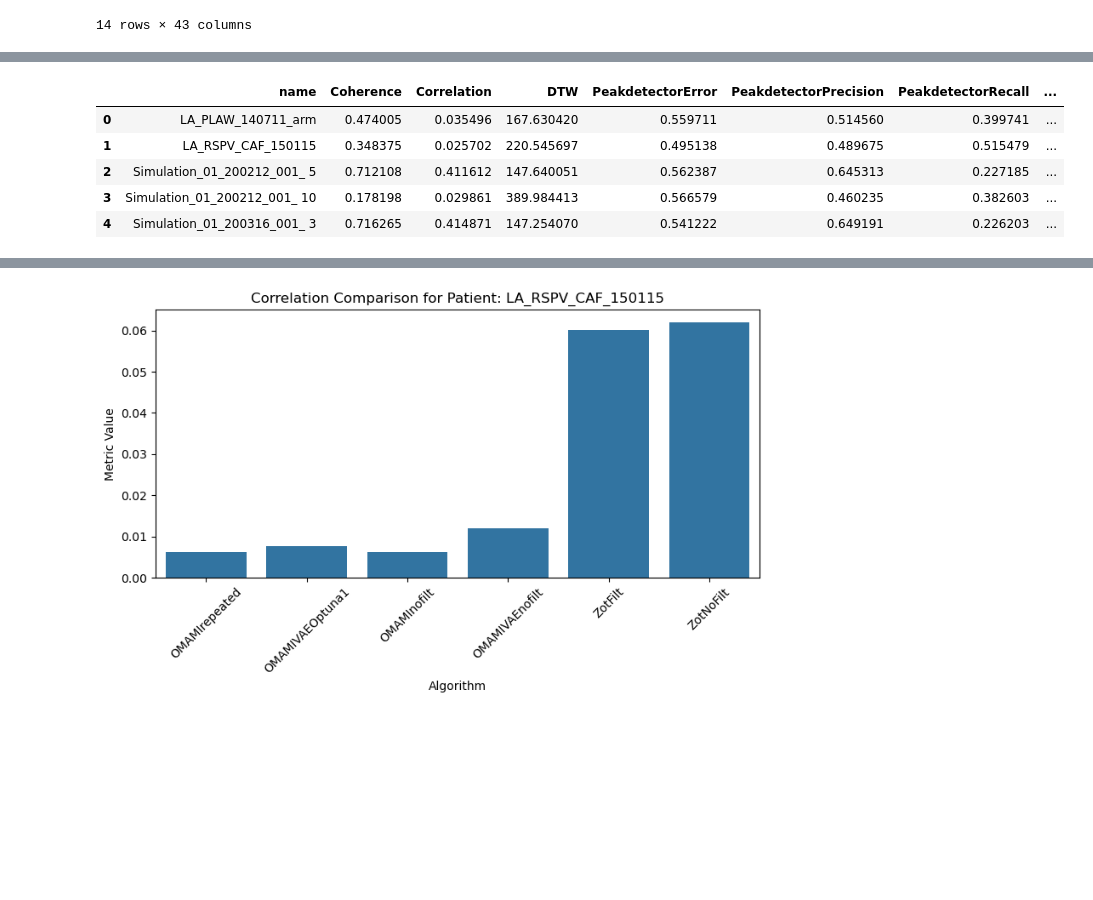
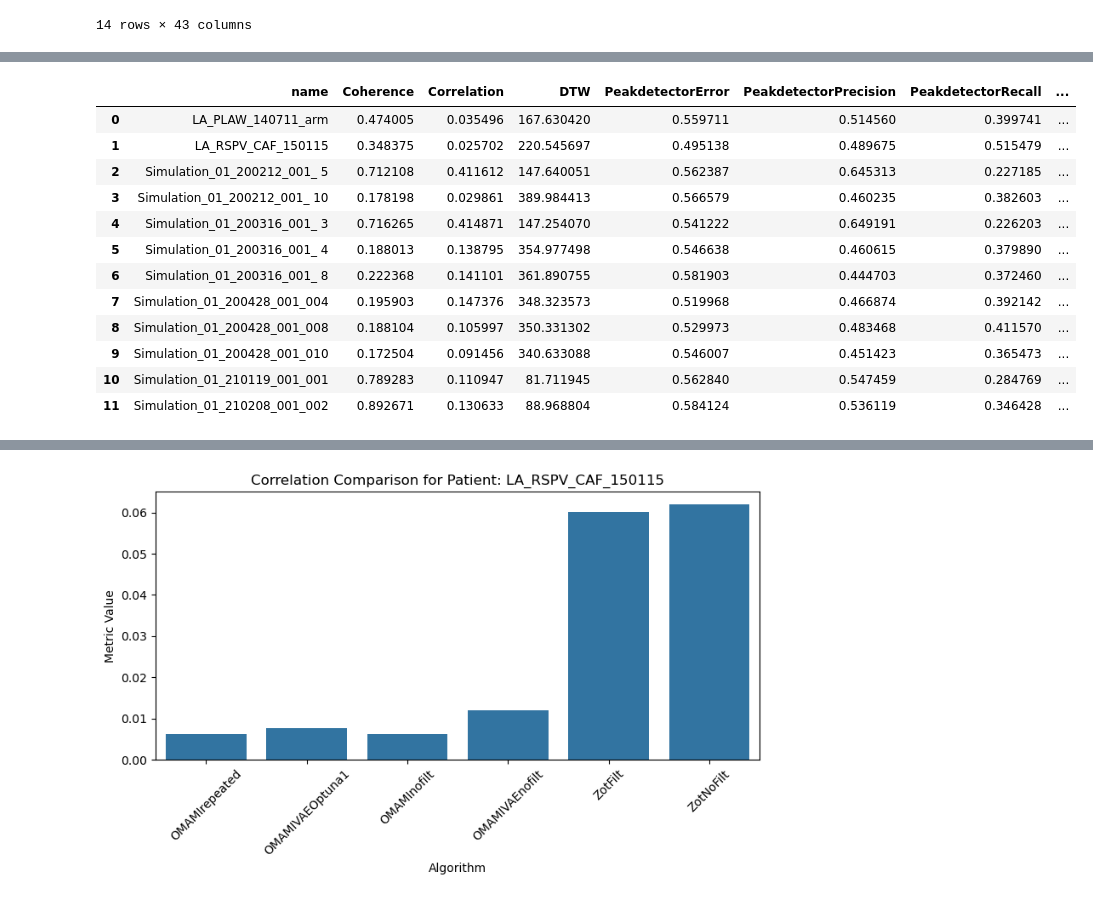
Before and after one commit to miriamgf/egm_reconstruction, a Jupyter notebook: Code/scripts/evaluation/report_evaluate_test.ipynb, the cells around one changed output, grey strips where cells are left out. Cells and saved outputs as stored; diff of their text form; code cells hidden in the pictures; blank space fills up the shorter version.

```diff
--- a/Code/scripts/evaluation/report_evaluate_test.ipynb
+++ b/Code/scripts/evaluation/report_evaluate_test.ipynb
@@ -594,27 +389,34 @@ df_result.head(20)
 # %%
 import pandas as pd
 
 # Paso 1: Extraer los nombres de las métricas sin el sufijo del algoritmo
 metric_columns = [col for col in merged_df.columns if col != "name"]
 metric_dict = {col: col.split("_")[0] for col in metric_columns}  # Extraer solo la métrica
 
 # Paso 2: Renombrar las columnas para agrupar métricas con el mismo nombre
 df_metrics = merged_df.rename(columns=metric_dict)
 
 # ⚠️ EXCLUIR la columna "name" antes de calcular la media
 df_numeric = df_metrics.drop(columns=["name"])
 
 # Paso 3: Agrupar columnas con el mismo nombre y calcular la media en cada fila
 df_mean_metrics = df_numeric.groupby(axis=1, level=0).mean()
 
 # Paso 4: Reinsertar la columna "name" para identificar a cada paciente
 df_mean_metrics.insert(0, "name", merged_df["name"])
 
-df_mean_metrics.head()
+df_mean_metrics.head(20)
 # %% [output]
 |  | name | Coherence | Correlation | DTW | PeakdetectorError | PeakdetectorPrecision | PeakdetectorRecall | ... |
 | 0 | LA_PLAW_140711_arm | 0.474005 | 0.035496 | 167.630420 | 0.559711 | 0.514560 | 0.399741 | ... |
 | 1 | LA_RSPV_CAF_150115 | 0.348375 | 0.025702 | 220.545697 | 0.495138 | 0.489675 | 0.515479 | ... |
 | 2 | Simulation_01_200212_001_ 5 | 0.712108 | 0.411612 | 147.640051 | 0.562387 | 0.645313 | 0.227185 | ... |
 | 3 | Simulation_01_200212_001_ 10 | 0.178198 | 0.029861 | 389.984413 | 0.566579 | 0.460235 | 0.382603 | ... |
 | 4 | Simulation_01_200316_001_ 3 | 0.716265 | 0.414871 | 147.254070 | 0.541222 | 0.649191 | 0.226203 | ... |
+| 5 | Simulation_01_200316_001_ 4 | 0.188013 | 0.138795 | 354.977498 | 0.546638 | 0.460615 | 0.379890 | ... |
+| 6 | Simulation_01_200316_001_ 8 | 0.222368 | 0.141101 | 361.890755 | 0.581903 | 0.444703 | 0.372460 | ... |
+| 7 | Simulation_01_200428_001_004 | 0.195903 | 0.147376 | 348.323573 | 0.519968 | 0.466874 | 0.392142 | ... |
+| 8 | Simulation_01_200428_001_008 | 0.188104 | 0.105997 | 350.331302 | 0.529973 | 0.483468 | 0.411570 | ... |
+| 9 | Simulation_01_200428_001_010 | 0.172504 | 0.091456 | 340.633088 | 0.546007 | 0.451423 | 0.365473 | ... |
+| 10 | Simulation_01_210119_001_001 | 0.789283 | 0.110947 | 81.711945 | 0.562840 | 0.547459 | 0.284769 | ... |
+| 11 | Simulation_01_210208_001_002 | 0.892671 | 0.130633 | 88.968804 | 0.584124 | 0.536119 | 0.346428 | ... |
```
Also changed, not shown: parts of 14 cells of this notebook, 12 other files.
